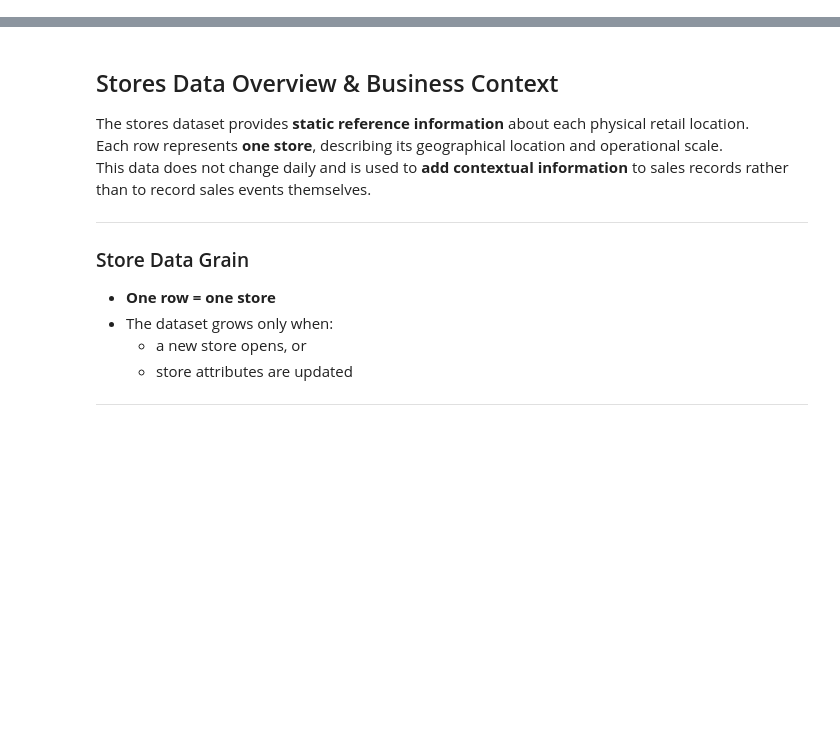
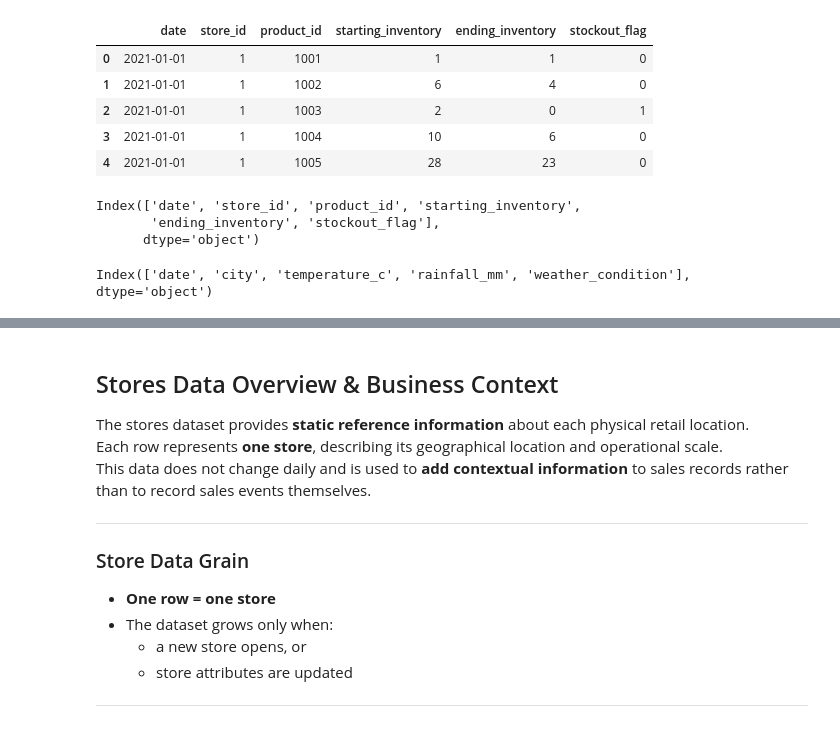
Before and after one commit to Bonaboss01/retail-sales-forecasting-genai, a Jupyter notebook: notebooks/Untitled.ipynb, the cells around one changed output, grey strips where cells are left out. Saved outputs shown, nothing was run; the diff lists cells and outputs as text; code cells hidden in the pictures; blank space fills up the shorter version.

```diff
--- a/notebooks/Untitled.ipynb
+++ b/notebooks/Untitled.ipynb
@@ -45,0 +77,19 @@ df.head()
+# %%
+inventory.head()
+# %% [output]
+|  | date | store_id | product_id | starting_inventory | ending_inventory | stockout_flag |
+| 0 | 2021-01-01 | 1 | 1001 | 1 | 1 | 0 |
+| 1 | 2021-01-01 | 1 | 1002 | 6 | 4 | 0 |
+| 2 | 2021-01-01 | 1 | 1003 | 2 | 0 | 1 |
+| 3 | 2021-01-01 | 1 | 1004 | 10 | 6 | 0 |
+| 4 | 2021-01-01 | 1 | 1005 | 28 | 23 | 0 |
+# %%
+inventory.columns
+# %% [output]
+Index(['date', 'store_id', 'product_id', 'starting_inventory',
+       'ending_inventory', 'stockout_flag'],
+      dtype='object')
+# %%
+weather.columns
+# %% [output]
+Index(['date', 'city', 'temperature_c', 'rainfall_mm', 'weather_condition'], dtype='object')
```
Also changed, not shown: parts of 44 cells of this notebook, 1 other file.
